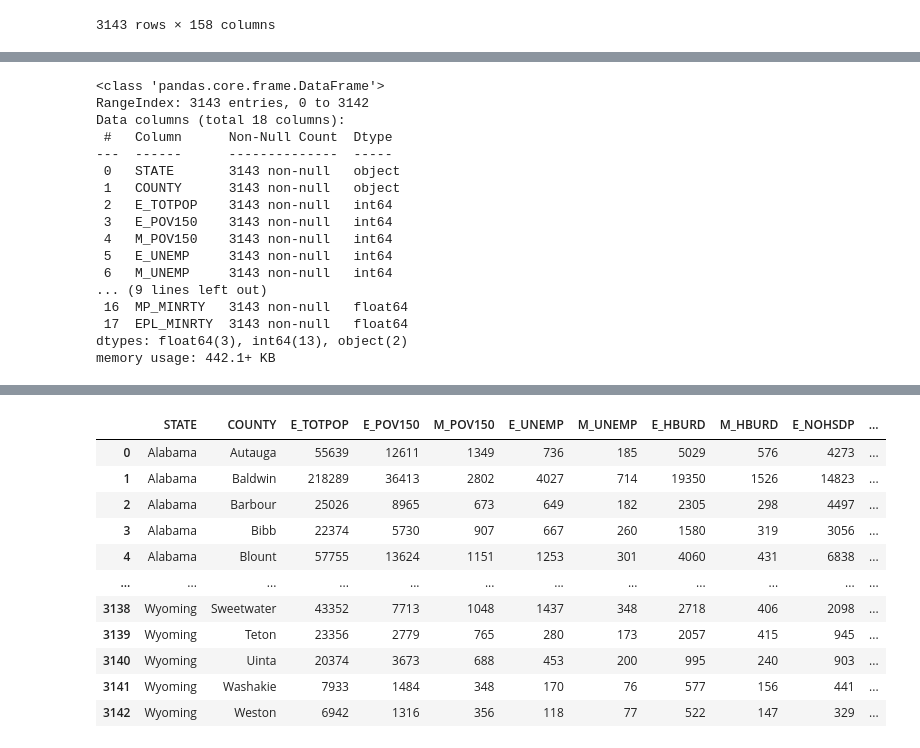
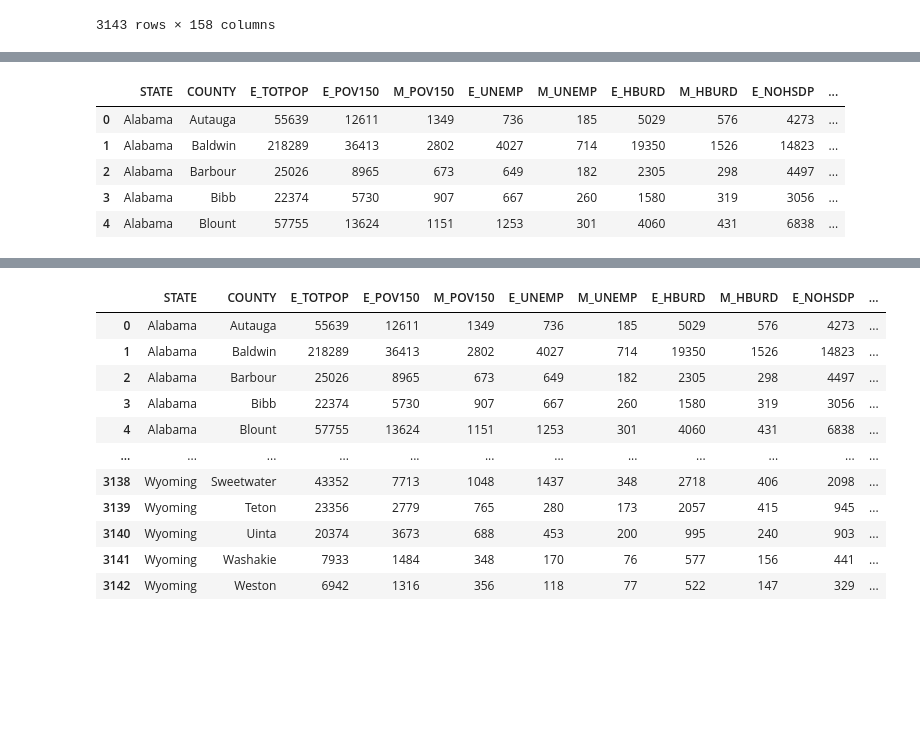
Before and after one commit to CantStopWontStop/farmers_market, a Jupyter notebook: farmers_market_v2.ipynb, the cells around one changed output, grey strips where cells are left out. Saved outputs shown, nothing was run; the diff lists cells and outputs as text; code cells hidden in the pictures; blank space fills up the shorter version.

```diff
--- a/farmers_market_v2.ipynb
+++ b/farmers_market_v2.ipynb
@@ -56,25 +38,14 @@ svi_county
 # %%
 #created svicounty_df  with selected column fields 3143 rows × 14 columns
 svicounty_df = svi_county[['STATE','COUNTY','E_TOTPOP','E_POV150','M_POV150','E_UNEMP','M_UNEMP','E_HBURD','M_HBURD','E_NOHSDP','M_NOHSDP','E_UNINSUR','M_UNINSUR','E_MINRTY','M_MINRTY','EP_MINRTY','MP_MINRTY','EPL_MINRTY']]
-svicounty_df.info()
+svicounty_df.head()
 # %% [output]
-<class 'pandas.core.frame.DataFrame'>
-RangeIndex: 3143 entries, 0 to 3142
-Data columns (total 18 columns):
- #   Column      Non-Null Count  Dtype
----  ------      --------------  -----
- 0   STATE       3143 non-null   object
- 1   COUNTY      3143 non-null   object
- 2   E_TOTPOP    3143 non-null   int64
- 3   E_POV150    3143 non-null   int64
- 4   M_POV150    3143 non-null   int64
- 5   E_UNEMP     3143 non-null   int64
- 6   M_UNEMP     3143 non-null   int64
-... (9 lines left out)
- 16  MP_MINRTY   3143 non-null   float64
- 17  EPL_MINRTY  3143 non-null   float64
-dtypes: float64(3), int64(13), object(2)
-memory usage: 442.1+ KB
+|  | STATE | COUNTY | E_TOTPOP | E_POV150 | M_POV150 | E_UNEMP | M_UNEMP | E_HBURD | M_HBURD | E_NOHSDP | ... |
+| 0 | Alabama | Autauga | 55639 | 12611 | 1349 | 736 | 185 | 5029 | 576 | 4273 | ... |
+| 1 | Alabama | Baldwin | 218289 | 36413 | 2802 | 4027 | 714 | 19350 | 1526 | 14823 | ... |
+| 2 | Alabama | Barbour | 25026 | 8965 | 673 | 649 | 182 | 2305 | 298 | 4497 | ... |
+| 3 | Alabama | Bibb | 22374 | 5730 | 907 | 667 | 260 | 1580 | 319 | 3056 | ... |
+| 4 | Alabama | Blount | 57755 | 13624 | 1151 | 1253 | 301 | 4060 | 431 | 6838 | ... |
 # %%
 #created farmer_market_df  with selected column fields 8804 rows × 10 columns
 farmer_market_df = farmer_market[['FMID','MarketName','street','city','County','State','zip','x','y']]
```
Also changed, not shown: parts of 8 cells of this notebook, 1 other file.
